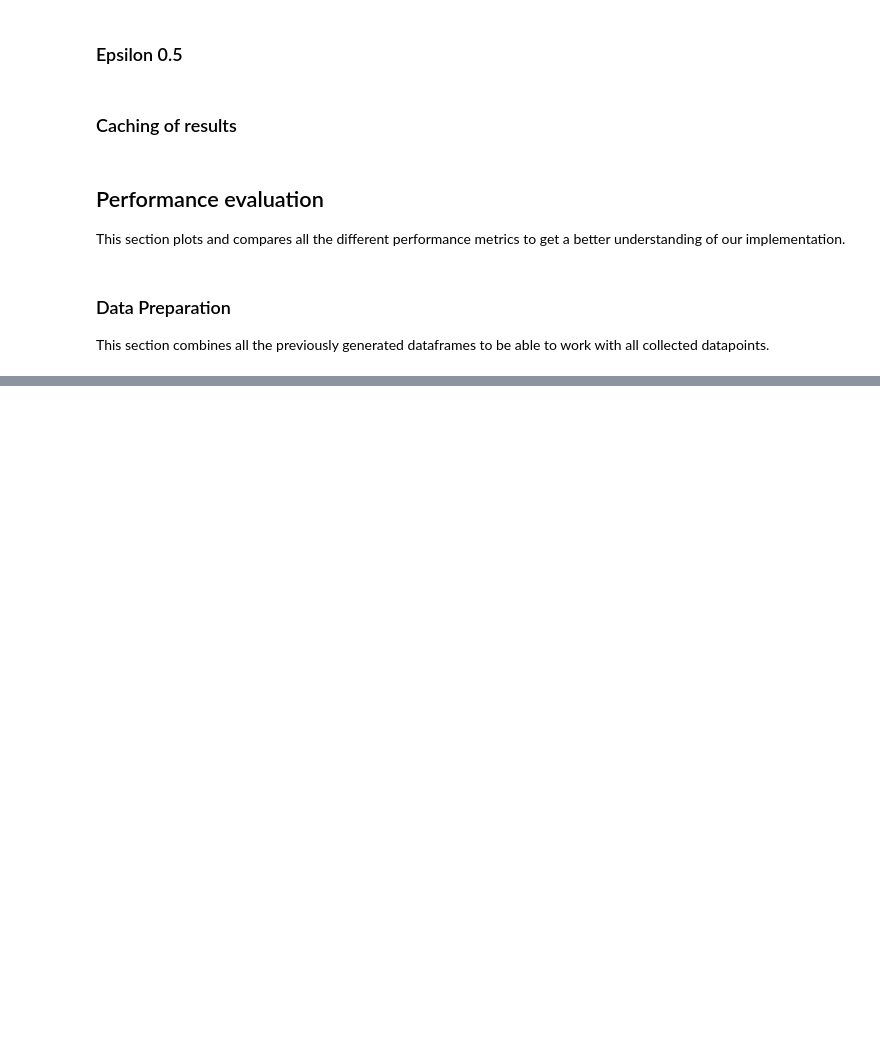
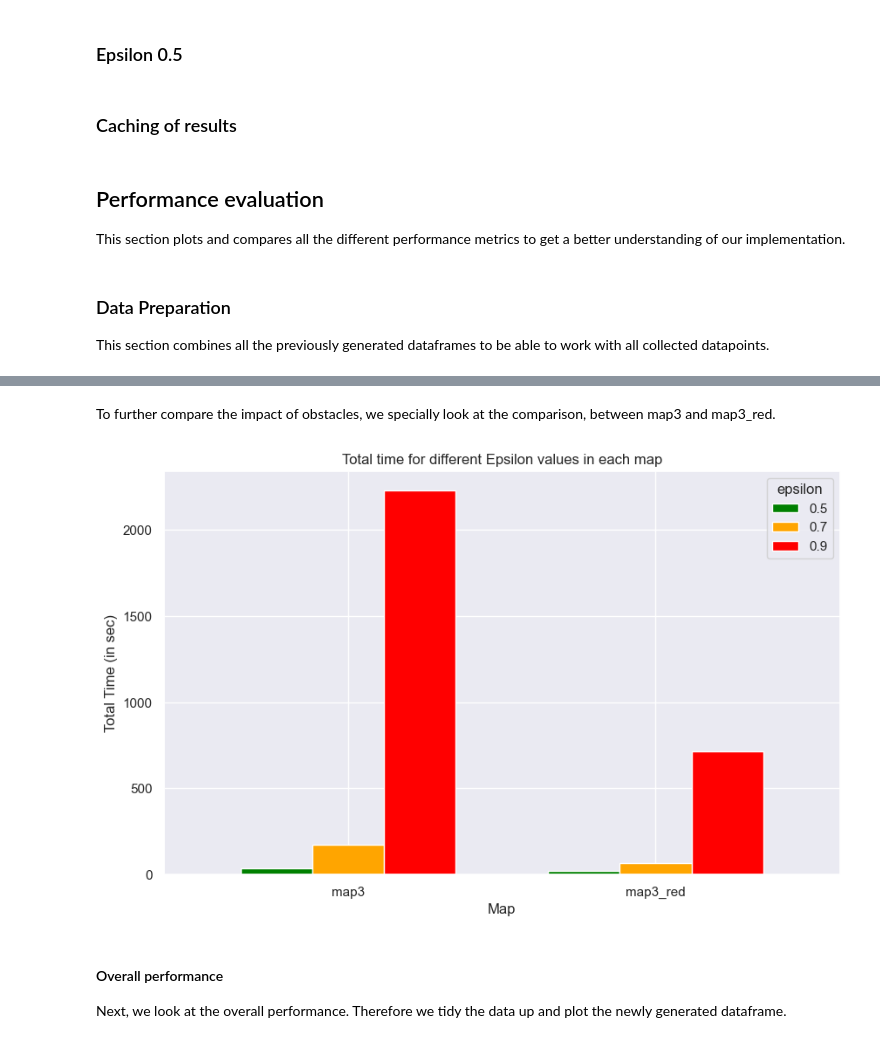
Before and after one commit to max-seeli/reinforce-path-explorer, a Jupyter notebook: train.ipynb, the cells around one changed output, grey strips where cells are left out. Cells and saved outputs as stored; diff of their text form; code cells hidden in the pictures; blank space fills up the shorter version.

```diff
--- a/train.ipynb
+++ b/train.ipynb
@@ -160,0 +211,9 @@ This section combines all the previously generated dataframes to be able to work
+# %% [markdown]
+To further compare the impact of obstacles, we specially look at the comparison, between map3 and map3_red.
+# %%
+plot_total_times(df_total_times[df_total_times['map'].isin(['map3', 'map3_red'])])
+# %% [output]
+[figure, added]
+# %% [markdown]
+#### Overall performance
+Next, we look at the overall performance. Therefore we tidy the data up and plot the newly generated dataframe.
```
Also changed, not shown: parts of 48 cells of this notebook, 4 other files.
